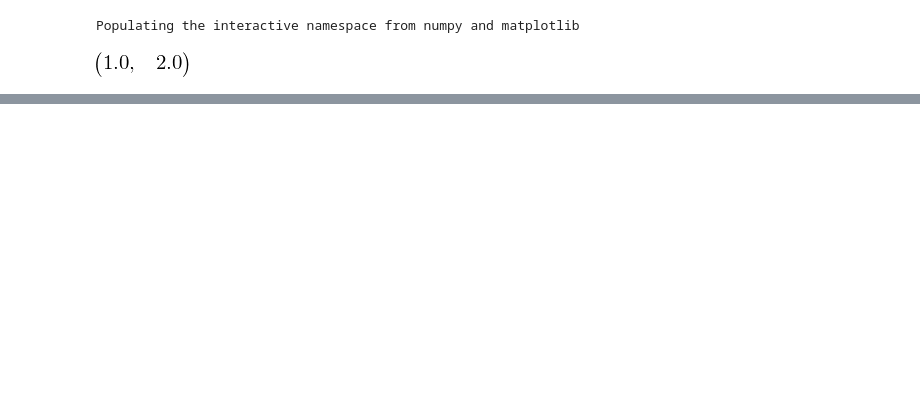
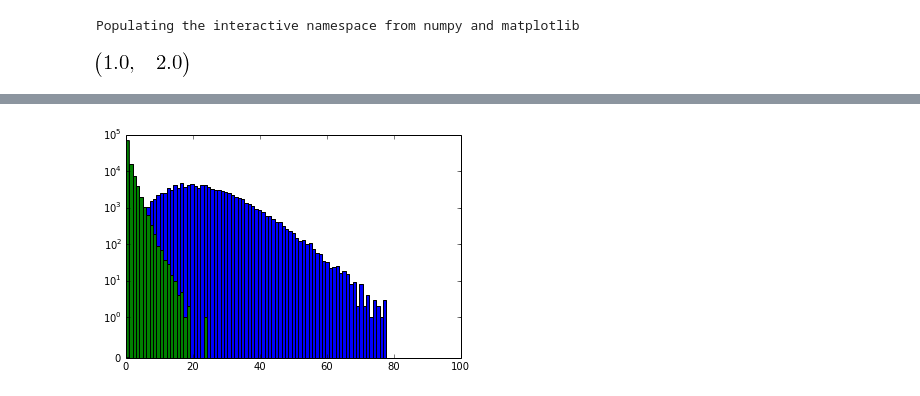
Before and after one commit to lukasheinrich/code-snippets, a Jupyter notebook: DGSSfast.ipynb, the cells around one changed output, grey strips where cells are left out. Cells and saved outputs as stored; diff of their text form; code cells hidden in the pictures; blank space fills up the shorter version.

```diff
--- a/DGSSfast.ipynb
+++ b/DGSSfast.ipynb
@@ -52,14 +55,20 @@ def q0_twoBin_DGSS(n1,n2,b1,b2,s1,s2):
     q2 = lambda0(muhat,n2,b2,s2)
     return q1+q2
 # %%
+def get_roc_plot(sb_n1,sb_n2,b_n1,b_n2,b1,b2,s1,s2):
+    sb_q0, b_q0 = [q0_twoBin_DGSS(n1,n2,b1,b2,s1,s2) for n1,n2 in [(sb_n1,sb_n2), (b_n1,b_n2)]]
+
+    sb_histo,b,_ = plt.hist(sb_q0, bins = np.linspace(0,100,100))
+    b_histo,b,_ = plt.hist(b_q0, bins = b)
+
 def get_roc(sb_n1,sb_n2,b_n1,b_n2,b1,b2,s1,s2):
     sb_q0, b_q0 = [q0_twoBin_DGSS(n1,n2,b1,b2,s1,s2) for n1,n2 in [(sb_n1,sb_n2), (b_n1,b_n2)]]
 
-    b_histo,b,_ = plt.hist(b_q0, bins = 100, alpha = 0.5, color = 'b')
-    sb_histo,b,_ = plt.hist(sb_q0, bins = b, alpha = 0.5, color = 'r')
+    sb_histo,b = np.histogram(sb_q0, bins = 1000)
+    b_histo,b = np.histogram(b_q0, bins = b)
 
-    integral_b = 1-np.cumsum(b_histo)/np.sum(b_histo)
-    integral_sb = 1-np.cumsum(sb_histo)/np.sum(sb_histo)
+    integral_b = 1-np.cumsum(b_histo)/np.sum(np.float_(b_histo))
+    integral_sb = 1-np.cumsum(sb_histo)/np.sum(np.float_(sb_histo))
     return integral_b,integral_sb
 # %%
 run1_nexpts = 10000
@@ -98,2 +118,8 @@ rocdata_truth = get_roc(sb_n1,sb_n2,b_n1,b_n2,b1,b2,s1,s2)
+# %%
+pylab.yscale('symlog',linthreshy=1) #works for histograms
+get_roc_plot(sb_n1,sb_n2,b_n1,b_n2,b1,b2,s1truth,s2truth)
+rocdata_truth = get_roc(sb_n1,sb_n2,b_n1,b_n2,b1,b2,s1truth,s2truth)
+# %% [output]
+[figure, added]
 # %%
 def rocfunc(rocdata):
```
Also changed, not shown: parts of 16 cells of this notebook.
